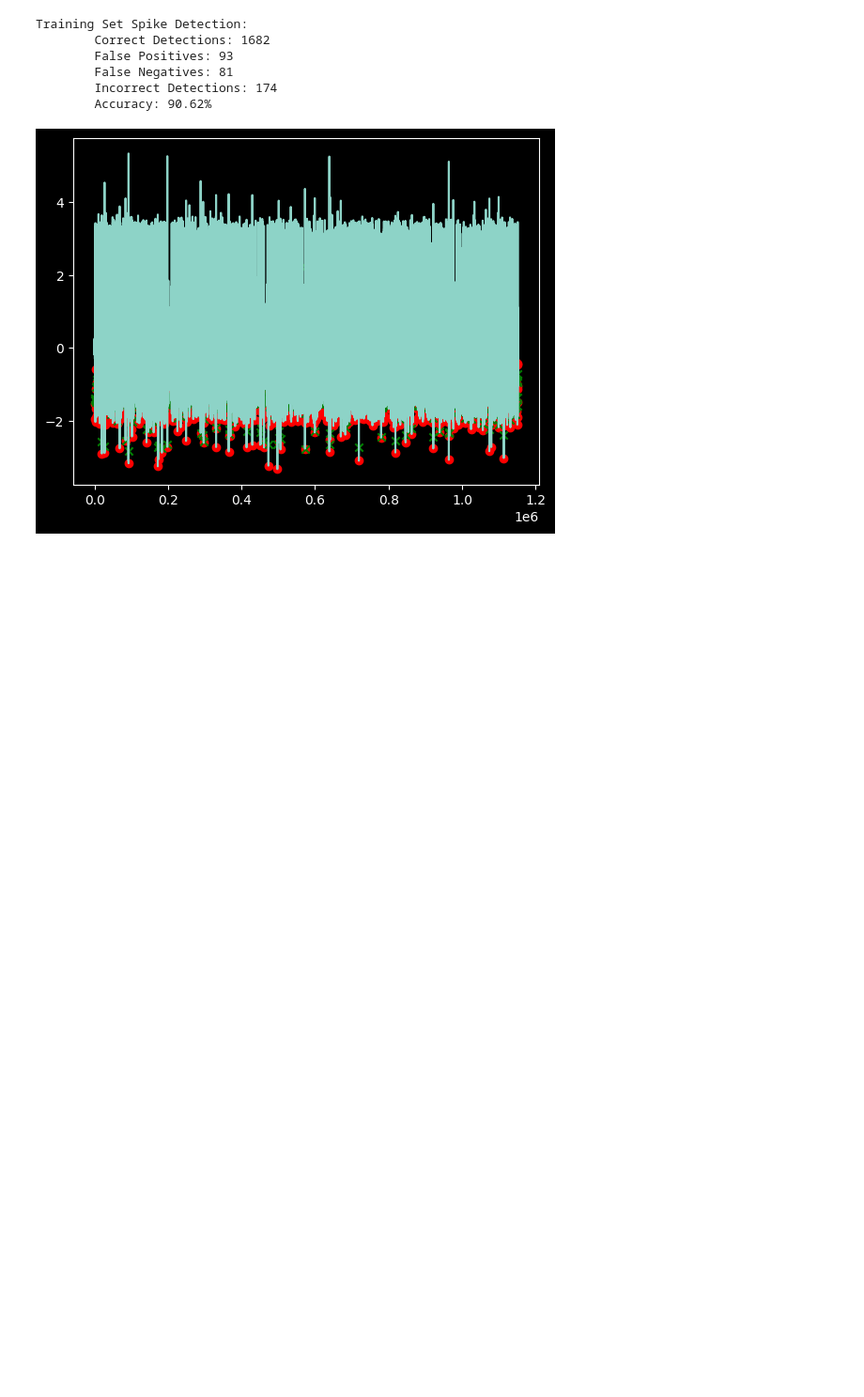
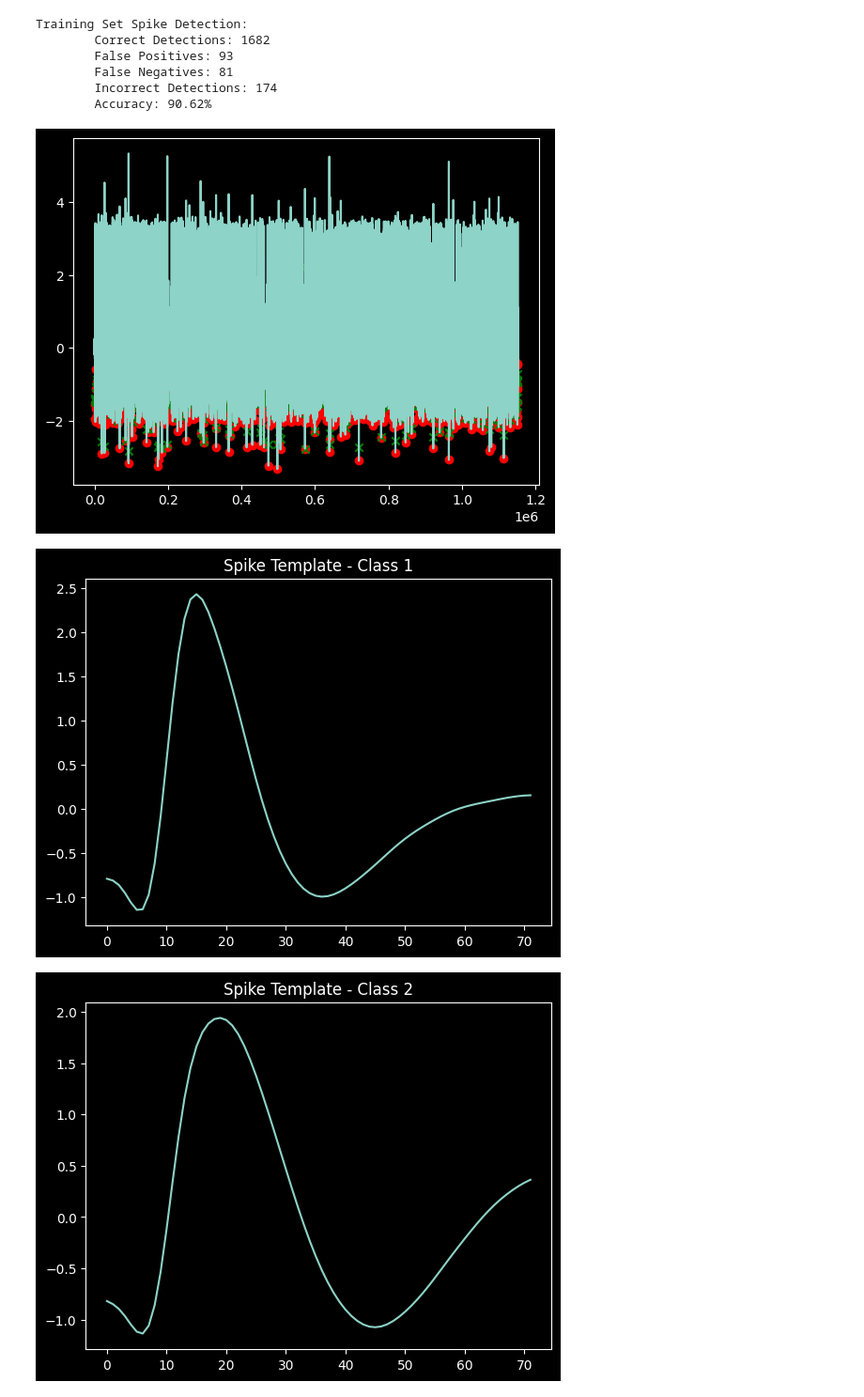
Before and after one commit to seb-hall/EE40098-Labs, a Jupyter notebook: cwc2.ipynb, the cells around one changed output. Shown: that part at 94% size. Cells and saved outputs as stored; diff of their text form; code cells hidden in the pictures; blank space fills up the shorter version.

```diff
--- a/cwc2.ipynb
+++ b/cwc2.ipynb
@@ -160,3 +160,20 @@ Training Set Spike Detection:
         Incorrect Detections: 174
         Accuracy: 90.62%
 [figure]
+# %%
+## NEW APPROACH - TEMPLATING
+
+from cwc.src.signal import Templator
+
+templator = Templator(train_filter)
+templator.create_templates(window_size=64, peak_offset=8)
+
+i = 1
+for template in templator.templates:
+    plt.plot(template)
+    plt.title("Spike Template - Class " + str(i))
+    i += 1
+    plt.show()
+# %% [output]
+[figure, added]
+[figure, added]
```
Also changed, not shown: parts of 1 cell of this notebook, 3 other files.
